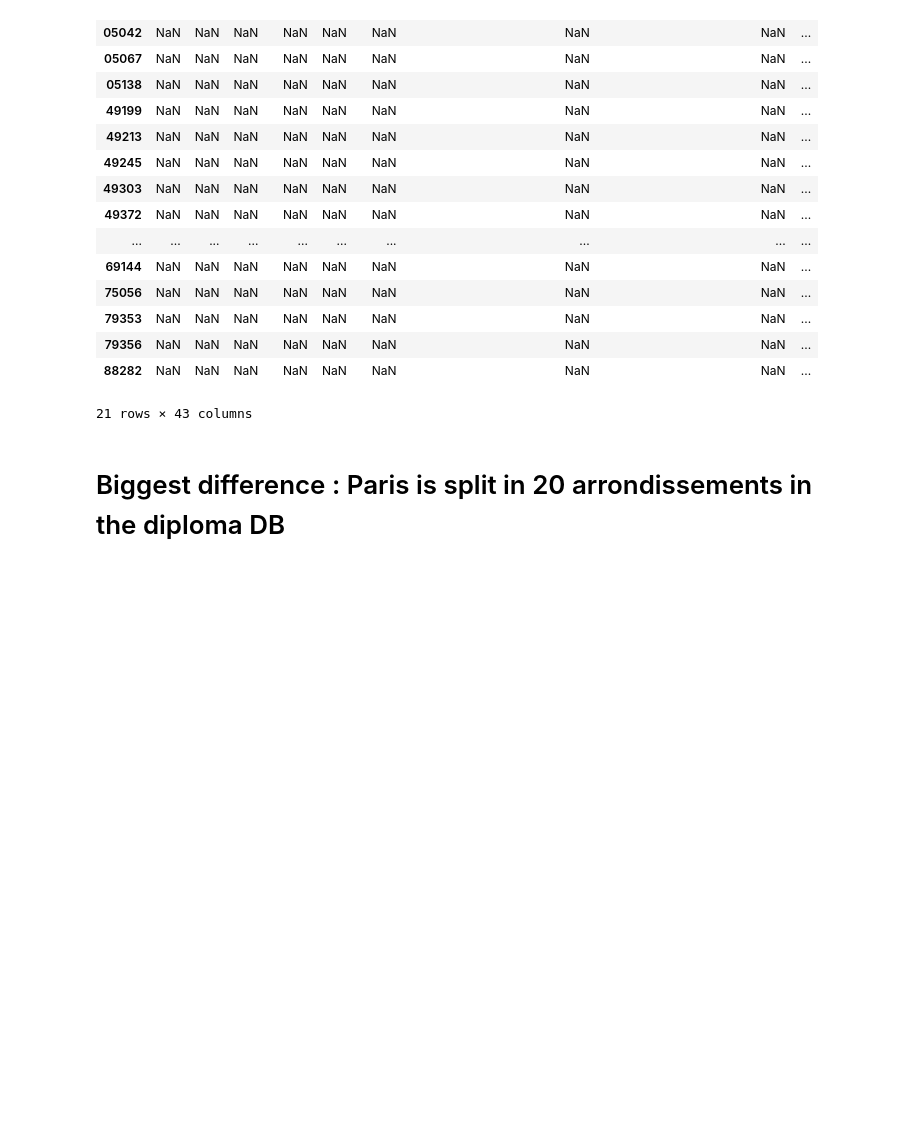
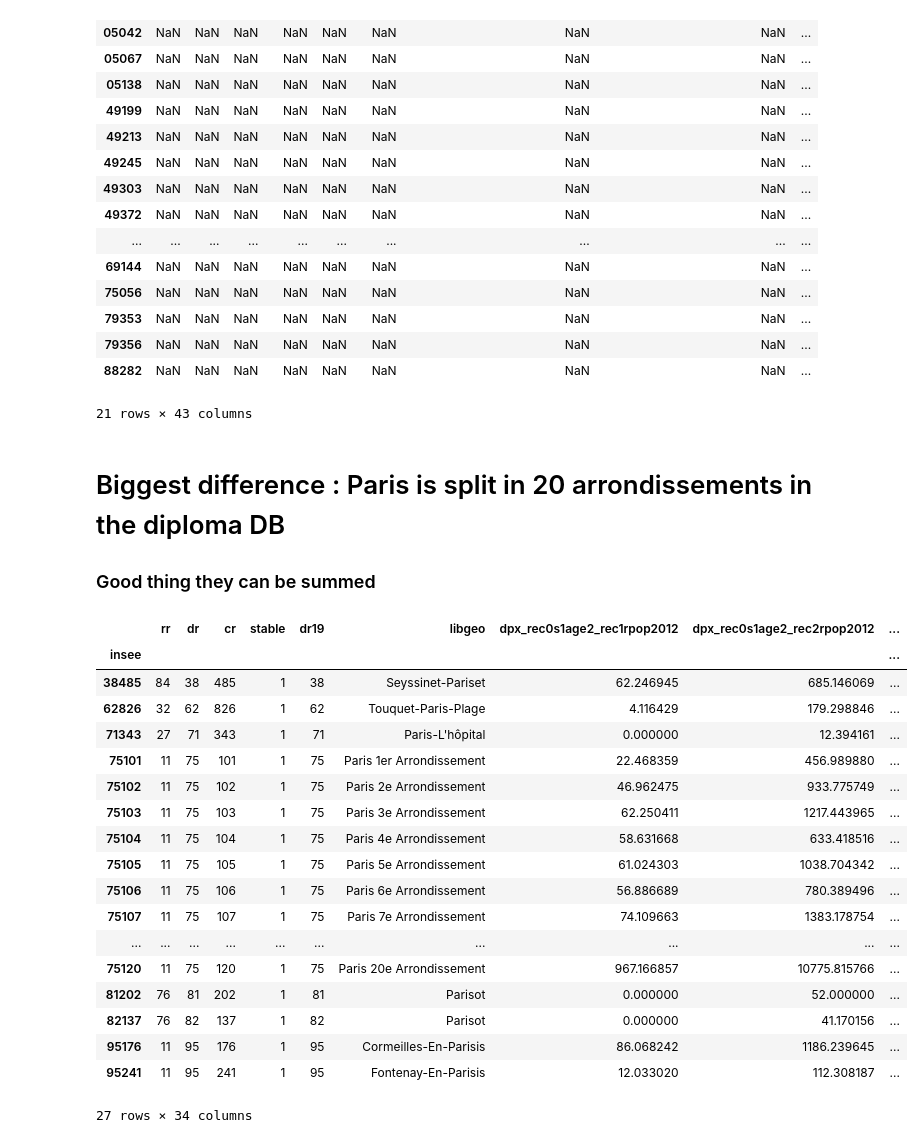
Before and after one commit to cyrilbecot/StGobain_CaseStudy, a Jupyter notebook: ExplorationDiplomaData.ipynb, the cells around one changed output. Saved outputs shown, nothing was run; the diff lists cells and outputs as text; code cells hidden in the pictures; blank space fills up the shorter version.

```diff
--- a/ExplorationDiplomaData.ipynb
+++ b/ExplorationDiplomaData.ipynb
@@ -144,3 +144,26 @@ full[full["libgeo"].isna()]
 21 rows × 43 columns
 # %% [markdown]
 # Biggest difference : Paris is split in 20 arrondissements in the diploma DB
+### Good thing they can be summed
+# %%
+diplomas[diplomas['libgeo'].str.contains('Paris')]
+# %% [output]
+|  | rr | dr | cr | stable | dr19 | libgeo | dpx_rec0s1age2_rec1rpop2012 | dpx_rec0s1age2_rec2rpop2012 | ... |
+| insee |  |  |  |  |  |  |  |  | ... |
+| 38485 | 84 | 38 | 485 | 1 | 38 | Seyssinet-Pariset | 62.246945 | 685.146069 | ... |
+| 62826 | 32 | 62 | 826 | 1 | 62 | Touquet-Paris-Plage | 4.116429 | 179.298846 | ... |
+| 71343 | 27 | 71 | 343 | 1 | 71 | Paris-L'hôpital | 0.000000 | 12.394161 | ... |
+| 75101 | 11 | 75 | 101 | 1 | 75 | Paris 1er Arrondissement | 22.468359 | 456.989880 | ... |
+| 75102 | 11 | 75 | 102 | 1 | 75 | Paris 2e Arrondissement | 46.962475 | 933.775749 | ... |
+| 75103 | 11 | 75 | 103 | 1 | 75 | Paris 3e Arrondissement | 62.250411 | 1217.443965 | ... |
+| 75104 | 11 | 75 | 104 | 1 | 75 | Paris 4e Arrondissement | 58.631668 | 633.418516 | ... |
+| 75105 | 11 | 75 | 105 | 1 | 75 | Paris 5e Arrondissement | 61.024303 | 1038.704342 | ... |
+| 75106 | 11 | 75 | 106 | 1 | 75 | Paris 6e Arrondissement | 56.886689 | 780.389496 | ... |
+| 75107 | 11 | 75 | 107 | 1 | 75 | Paris 7e Arrondissement | 74.109663 | 1383.178754 | ... |
+| ... | ... | ... | ... | ... | ... | ... | ... | ... | ... |
+| 75120 | 11 | 75 | 120 | 1 | 75 | Paris 20e Arrondissement | 967.166857 | 10775.815766 | ... |
+| 81202 | 76 | 81 | 202 | 1 | 81 | Parisot | 0.000000 | 52.000000 | ... |
+| 82137 | 76 | 82 | 137 | 1 | 82 | Parisot | 0.000000 | 41.170156 | ... |
+| 95176 | 11 | 95 | 176 | 1 | 95 | Cormeilles-En-Parisis | 86.068242 | 1186.239645 | ... |
+| 95241 | 11 | 95 | 241 | 1 | 95 | Fontenay-En-Parisis | 12.033020 | 112.308187 | ... |
+27 rows × 34 columns
```
Also changed, not shown: parts of 1 cell of this notebook, 4 other files.
